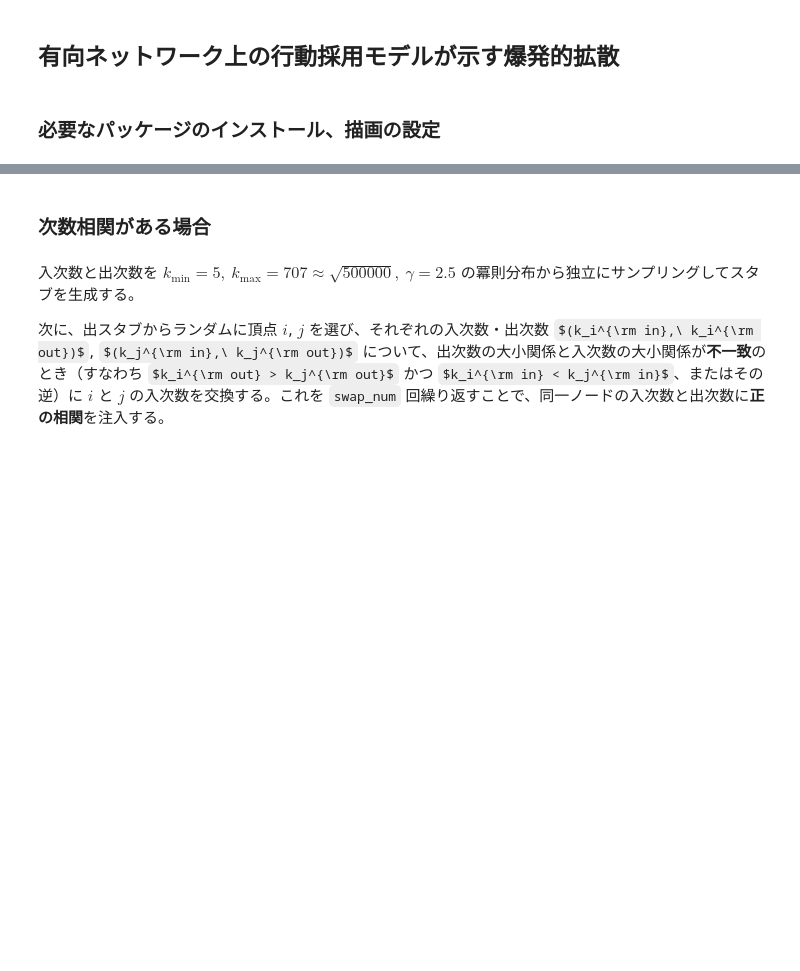
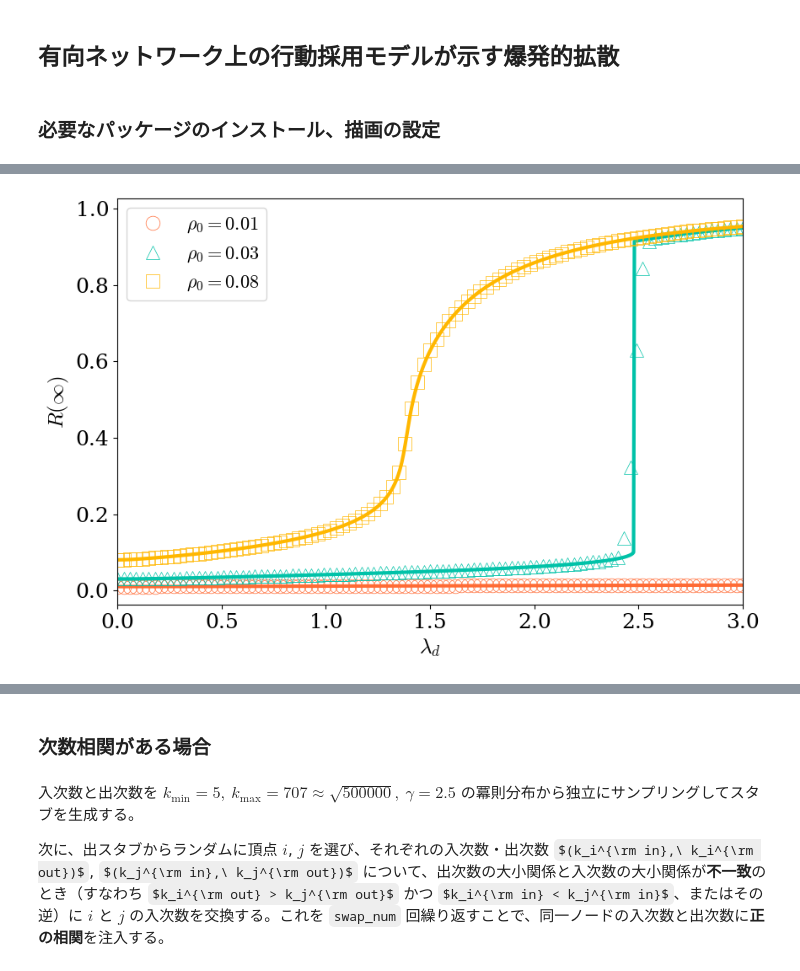
Before and after one commit to Kojirouuuu/directed-network-simulations, a Jupyter notebook: notebooks/directed-ebcm.ipynb, the cells around one changed output, grey strips where cells are left out. Cells and saved outputs as stored; diff of their text form; code cells hidden in the pictures; some formulas as TeX source; blank space fills up the shorter version.

```diff
--- a/notebooks/directed-ebcm.ipynb
+++ b/notebooks/directed-ebcm.ipynb
@@ -172,3 +171,35 @@ KeyError: "not all values found in index 'rho_0'. Try setting the `method` keywo
+# %%
+show_rhoo_list = [0.01, 0.03, 0.08]
+
+fig, ax = plt.subplots(1, 1, figsize=(9, 6), constrained_layout=True)
+
+for ridx, rho in enumerate(show_rhoo_list):
+    sim_lambda_d_values = sim_R["lambda_d"].values
+    y = sim_R.sel(rho_0=rho).squeeze().mean(dim='itr') / show_N
+    ax.plot(
+        y["lambda_d"], y,
+        linestyle="", marker=markers[ridx],
+        markersize=12, markerfacecolor="none",
+        markeredgecolor=colors[ridx], markeredgewidth=0.5,
+        label=rf"$\rho_0={rho}$"
+    )
+
+    y = g["R"].sel(rho0=rho).sel(T=show_T).squeeze()
+    ax.plot(
+        y["lambda_d"], y,
+        linestyle="-", linewidth=3.0, color=colors[ridx]
+    )
+
+    ax.set_xlabel(rf"$\lambda_d$")
+    ax.set_ylabel(rf"$R(\infty)$")
+    # ax[0].grid(linestyle="-", alpha=0.3)
+    ax.set_xlim(min(sim_lambda_d_values), max(sim_lambda_d_values))
+    ax.legend()
+plt.tight_layout()
+plt.savefig("directed-ebcm-R.png", dpi=300)
+plt.show()
+# %% [output]
+[figure, added]
 # %%
 ebcm_rho0_values = g["rho0"].values
 ebcm_lambda_d_values = g["lambda_d"].values
```
Also changed, not shown: parts of 7 cells of this notebook, 4 other files.
